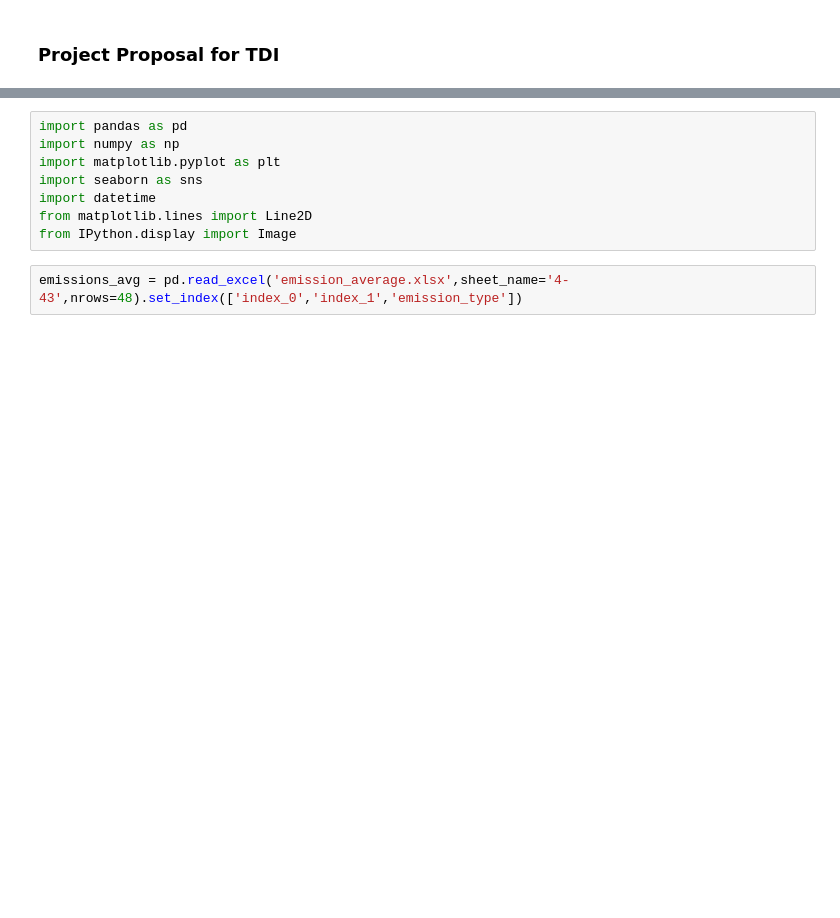
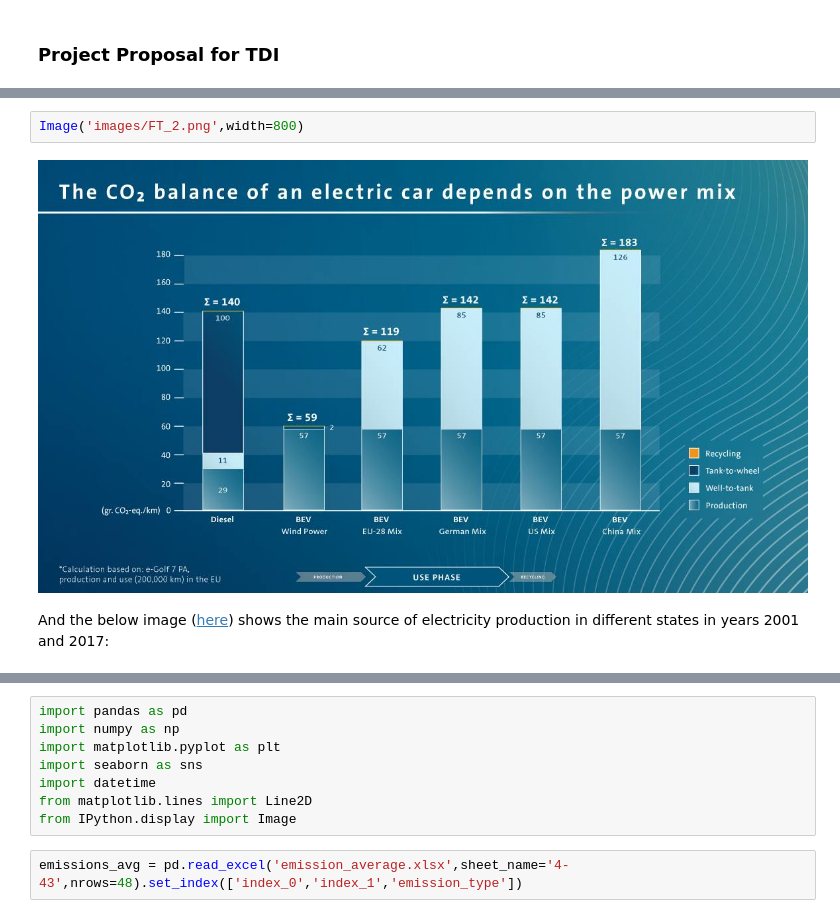
Before and after one commit to mashikhe/Project_Proposal, a Jupyter notebook: Proposal.ipynb, the cells around one changed output, grey strips where cells are left out. Cells and saved outputs as stored; diff of their text form; blank space fills up the shorter version.

```diff
--- a/Proposal.ipynb
+++ b/Proposal.ipynb
@@ -26,0 +17,6 @@ Now, it is established that the car type, type of usage of the car, the number o
+# %%
+Image('images/FT_2.png',width=800)
+# %% [output]
+[figure, added]
+# %% [markdown]
+And the below image ([here](https://www.nytimes.com/interactive/2018/12/24/climate/how-electricity-generation-changed-in-your-state.html)) shows the main source of electricity production in different states in years 2001 and 2017:
```
Also changed, not shown: parts of 4 cells of this notebook.
